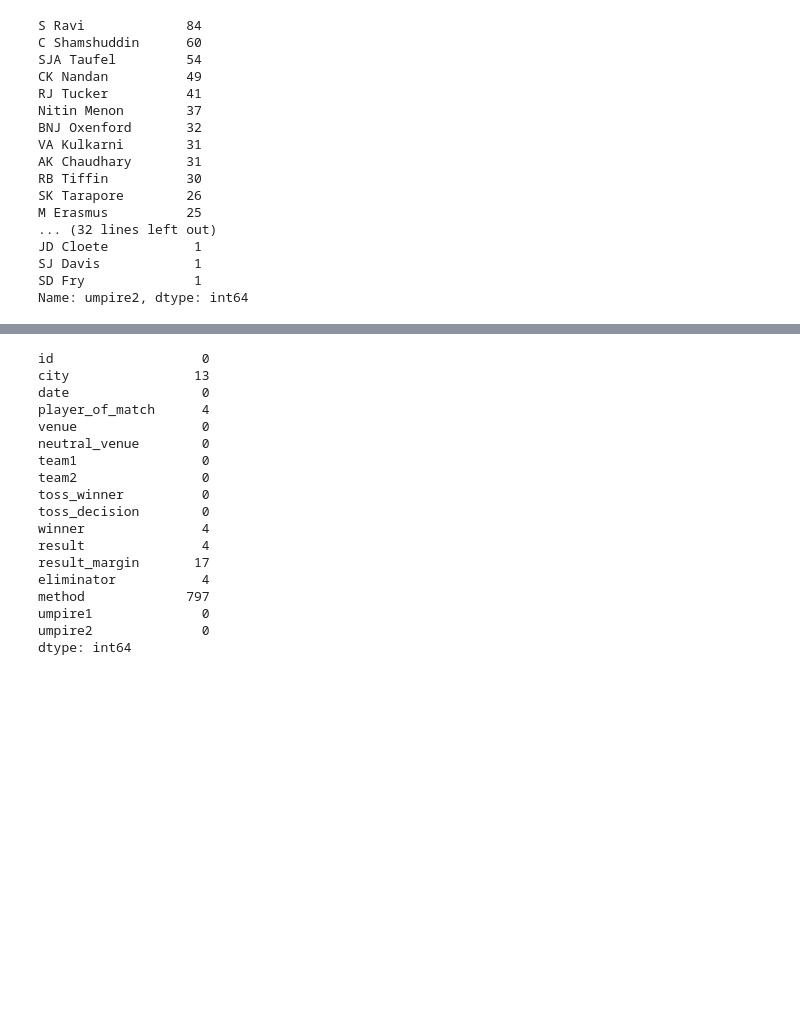
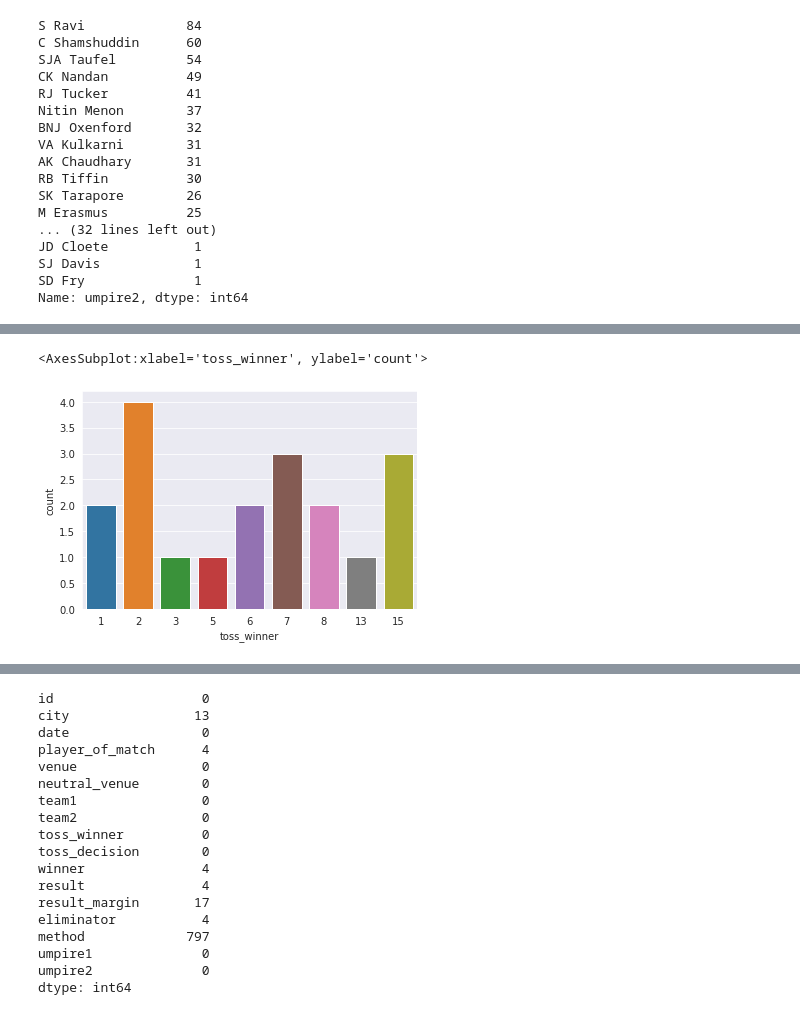
Before and after one commit to Harsh-0001/Data-Visualization-with-Python, a Jupyter notebook: trial.ipynb, the cells around one changed output, grey strips where cells are left out. Drawn from its saved outputs; the diff is of its cells as text; code cells hidden in the pictures; blank space fills up the shorter version.

```diff
--- a/trial.ipynb
+++ b/trial.ipynb
@@ -213,0 +222,5 @@ Name: umpire2, dtype: int64
+# %%
+sns.countplot(x='toss_winner', data=dataset)
+# %% [output]
+<AxesSubplot:xlabel='toss_winner', ylabel='count'>
+[figure, added]
```
Also changed, not shown: parts of 17 cells of this notebook, 1 other file.
